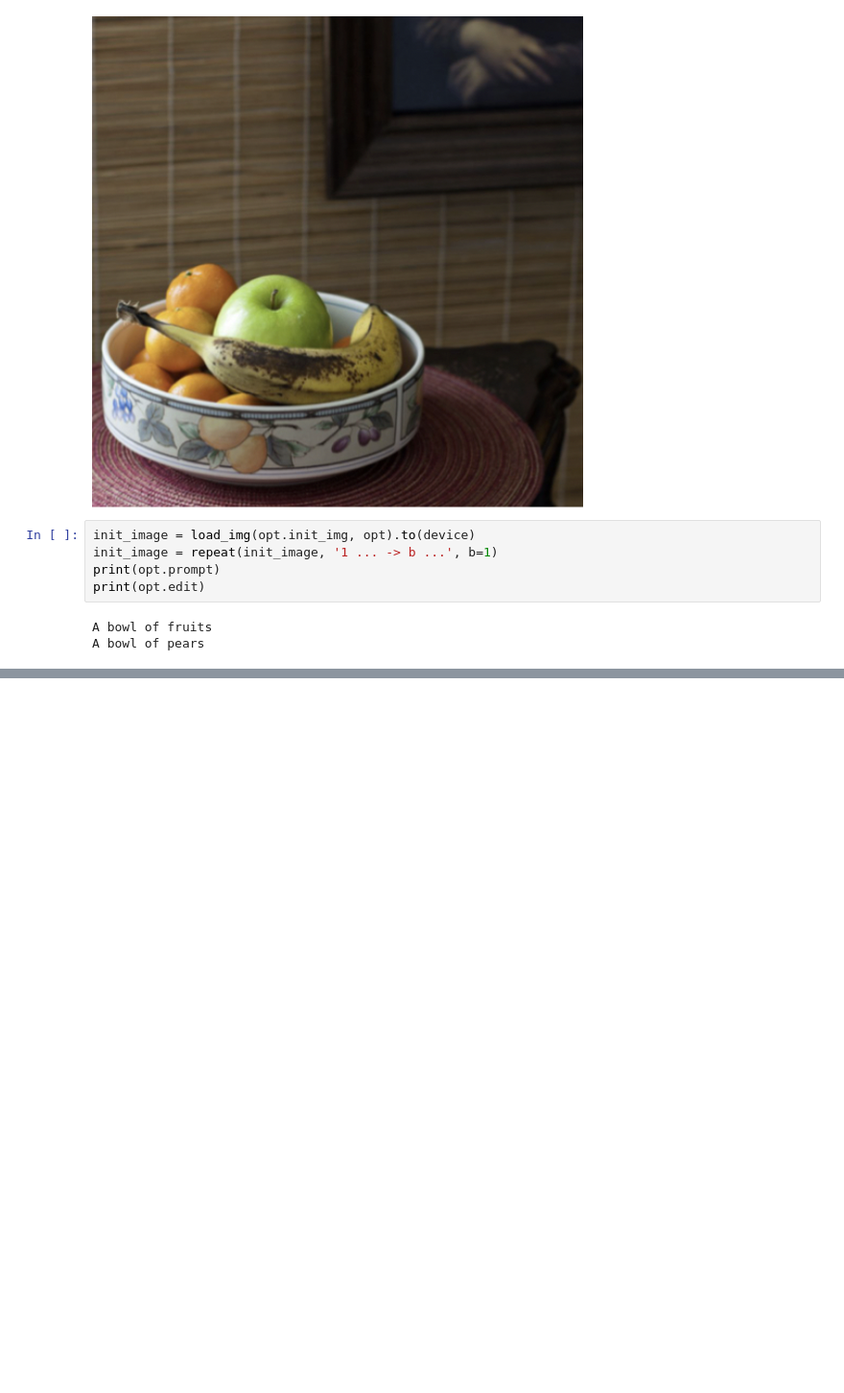
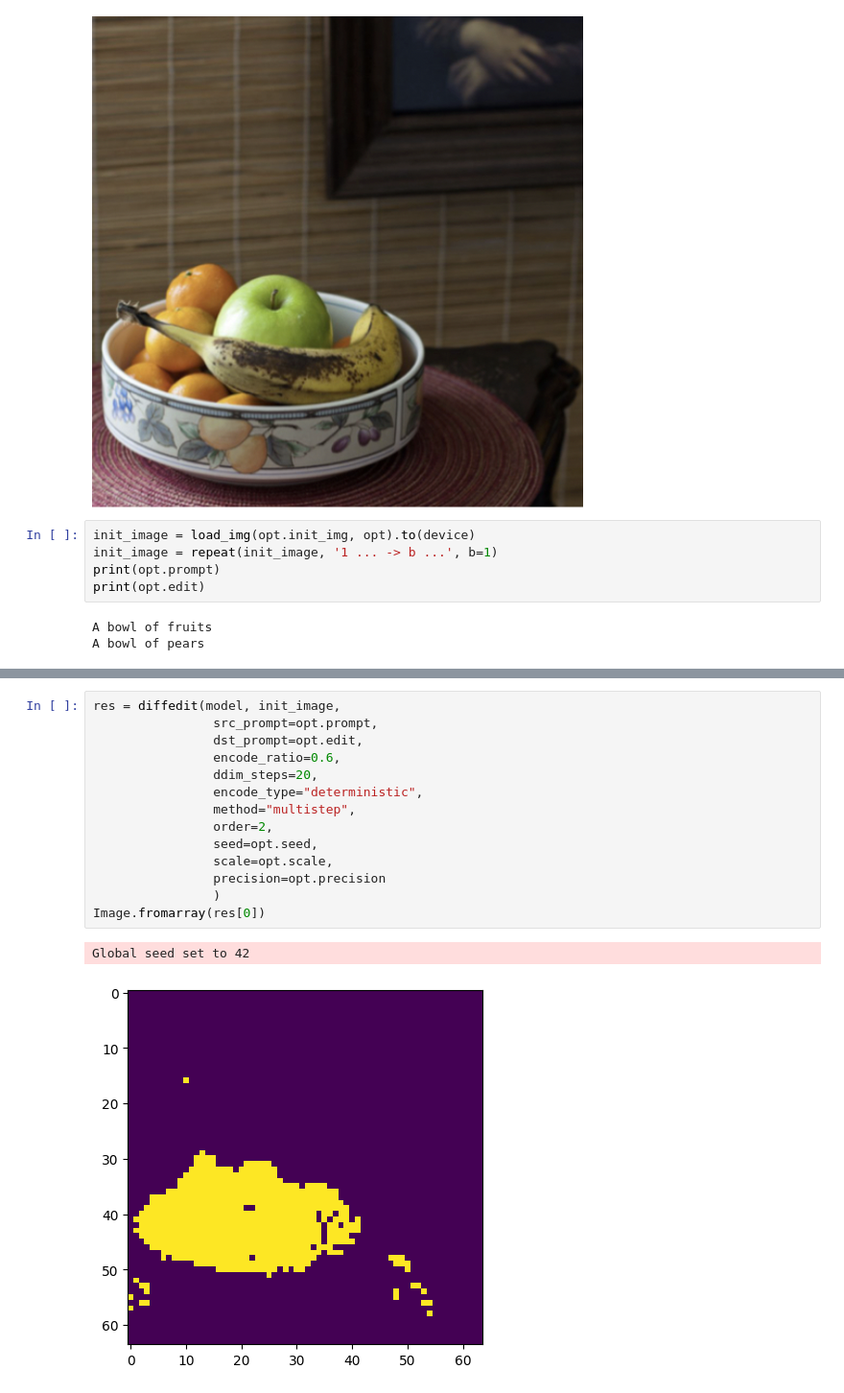
Before and after one commit to LuChengTHU/dpm-solver, a Jupyter notebook: example_v2/stable-diffusion/scripts/diffedit_inpaint.ipynb, the cells around one changed output, grey strips where cells are left out. Shown at 96% size. Saved outputs shown, nothing was run; the diff lists cells and outputs as text; blank space fills up the shorter version.

```diff
--- a/example_v2/stable-diffusion/scripts/diffedit_inpaint.ipynb
+++ b/example_v2/stable-diffusion/scripts/diffedit_inpaint.ipynb
@@ -338,0 +378,17 @@ Global seed set to 42
+# %%
+res = diffedit(model, init_image,
+                src_prompt=opt.prompt,
+                dst_prompt=opt.edit,
+                encode_ratio=0.6,
+                ddim_steps=20,
+                encode_type="deterministic",
+                method="multistep",
+                order=2,
+                seed=opt.seed,
+                scale=opt.scale,
+                precision=opt.precision
+                )
+Image.fromarray(res[0])
+# %% [output]
+Global seed set to 42
+[figure, added]
```
Also changed, not shown: parts of 12 cells of this notebook, 4 other files.
